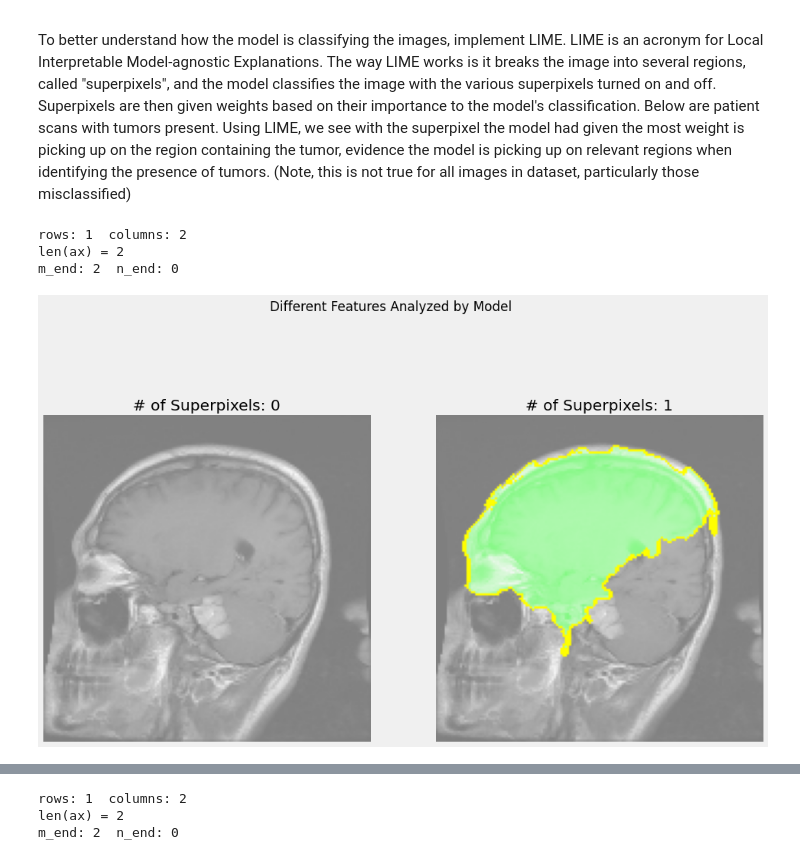
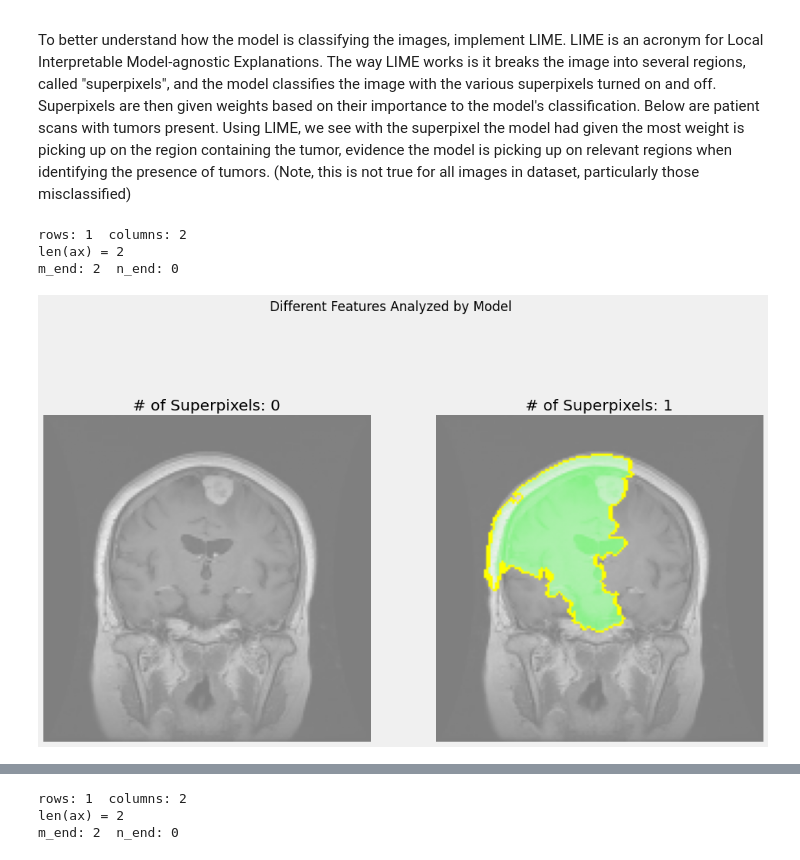
Before and after one commit to samjdedes/MRI_brain_scan_tumor_detection, a Jupyter notebook: notebooks/report/index.ipynb, the cells around one changed output, grey strips where cells are left out. Saved outputs shown, nothing was run; the diff lists cells and outputs as text; code cells hidden in the pictures.

```diff
--- a/notebooks/report/index.ipynb
+++ b/notebooks/report/index.ipynb
@@ -331,11 +331,11 @@ type_2 = np.array(type_2)
 To better understand how the model is classifying the images, implement LIME. LIME is an acronym for Local Interpretable Model-agnostic Explanations. The way LIME works is it breaks the image into several regions, called "superpixels", and the model classifies the image with the various superpixels turned on and off. Superpixels are then given weights based on their importance to the model's classification. Below are patient scans with tumors present. Using LIME, we see with the superpixel the model had given the most weight is picking up on the region containing the tumor, evidence the model is picking up on relevant regions when identifying the presence of tumors.
 (Note, this is not true for all images in dataset, particularly those misclassified)
 # %%
-num = 17
+num = 21
 lime_image(model, x_test[good_preds1[num]], min_superpixels=0, max_superpixels=2, path=f'../figures/tumor_correct[{num}]', figsize=(15,10))
 # %% [output]
 rows: 1  columns: 2
 len(ax) = 2
 m_end: 2  n_end: 0
-[figure, old version]
+[figure, new version]
 # %%
```
Also changed, not shown: parts of 11 cells of this notebook.
